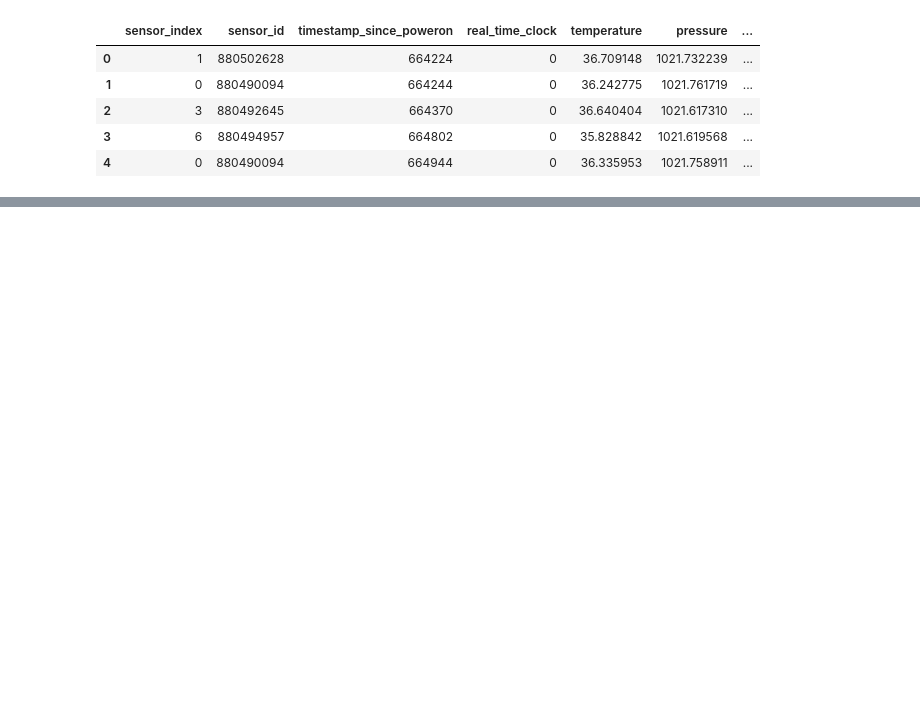
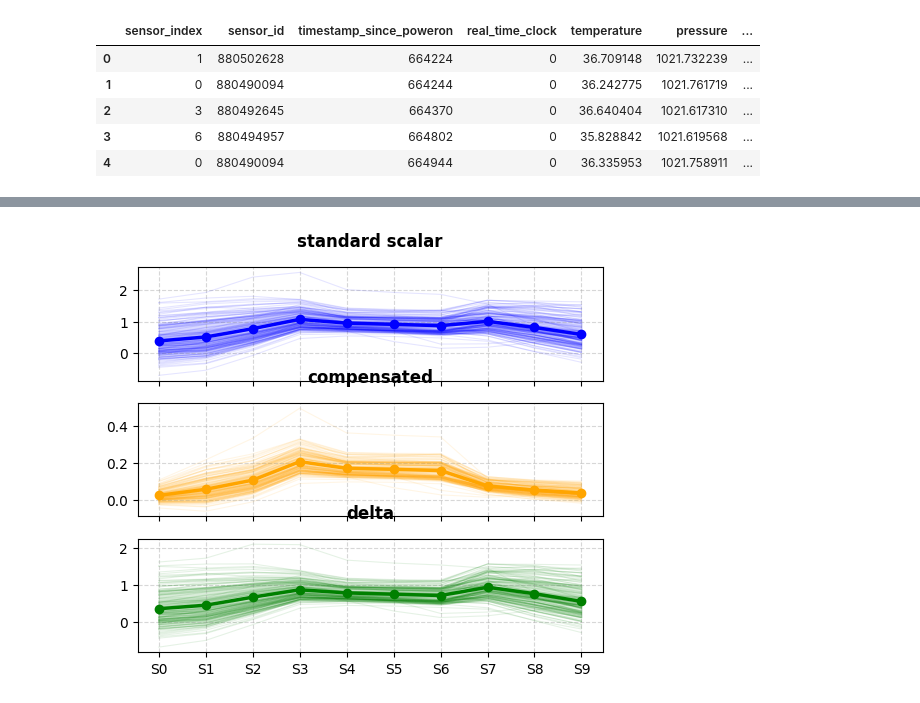
Before and after one commit to blaska-cu/nrc_smells, a Jupyter notebook: explore_nrc.ipynb, the cells around one changed output, grey strips where cells are left out. Drawn from its saved outputs; the diff is of its cells as text; code cells hidden in the pictures; blank space fills up the shorter version.

```diff
--- a/explore_nrc.ipynb
+++ b/explore_nrc.ipynb
@@ -157,0 +149,45 @@ feature_matrix = row_wise_delta(feature_matrix, feature_prefix='resistance_compe
+# %%
+from sklearn.preprocessing import StandardScaler
+# Feature Selection & Preprocessing
+res_cols = [c for c in feature_matrix.columns if c.startswith('log_resistance')]
+comp_cols = [c for c in feature_matrix.columns if c.startswith('resistance_compensated')]
+
+# Fit and transform sensor K
+df_k = feature_matrix[feature_matrix['sensor_index'] == K].copy()
+scaler = StandardScaler()
+
+X_k = scaler.fit_transform(df_k[comp_cols])
+X_comp = df_k[comp_cols].to_numpy()
+keep_mask = df_k['label_merged'] == LABEL
+X_k = X_k[keep_mask, :]
+X_comp = X_comp[keep_mask, :]
+
+fig, axes = plt.subplots(3, 1, figsize=(6, 5), sharex=True)
+
+def draw_group(ax, data, label, color):
+    # Filter for the specific gas/label
+    mean = np.mean(data, axis=0)
+    std = np.std(data, axis=0)
+    steps = np.arange(10)
+
+    # 1. Plot individual cycles with very high transparency
+    for row in data:
+        ax.plot(steps, row, color=color, alpha=0.1, linewidth=0.8)
+
+    # 2. Plot shaded region (variance)
+    ax.fill_between(steps, mean - std, mean + std, color=color, alpha=0.15, label='$\pm$1 Std Dev')
+
+    # 3. Plot bold mean line (The "Fingerprint")
+    ax.plot(steps, mean, color=color, linewidth=2.5, marker='o', markersize=6, label='Mean Fingerprint')
+
+    ax.set_title(label, fontsize=12, fontweight='bold', pad=15)
+    ax.grid(True, linestyle='--', alpha=0.5)
+    # ax.legend(loc='upper right')
+    ax.set_xticks(steps)
+    ax.set_xticklabels([f'S{i}' for i in steps])
+
+draw_group(axes[0], X_k, 'standard scalar', 'blue')
+draw_group(axes[1], X_comp, 'compensated', 'orange')
+draw_group(axes[2], X_k - X_comp, 'delta', 'green')
+# %% [output]
+[figure, added]
```
Also changed, not shown: parts of 18 cells of this notebook, 1 other file.
